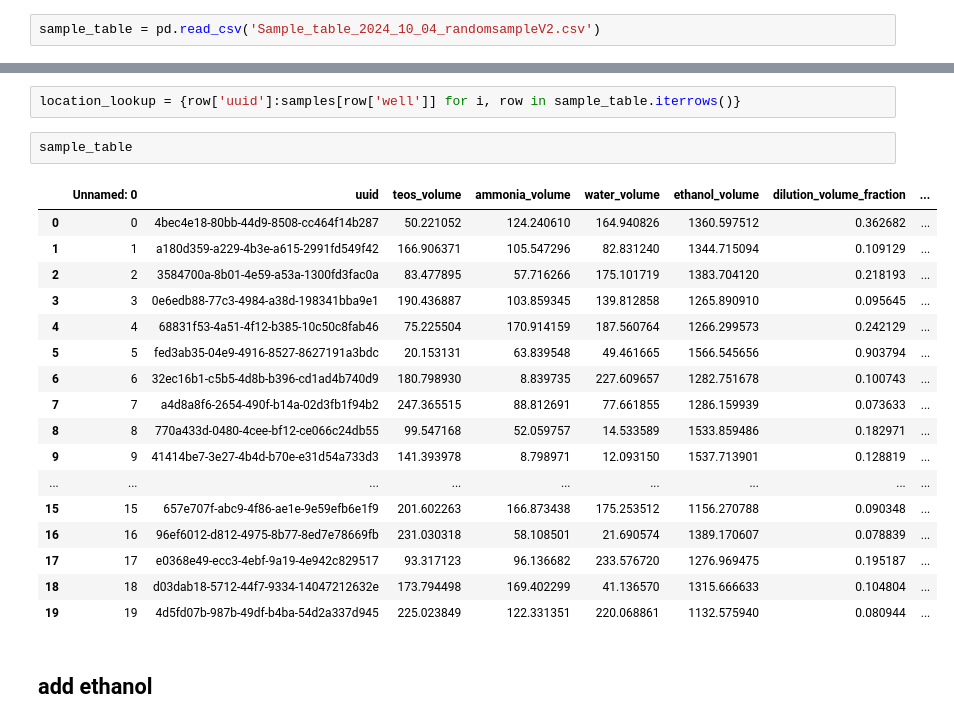
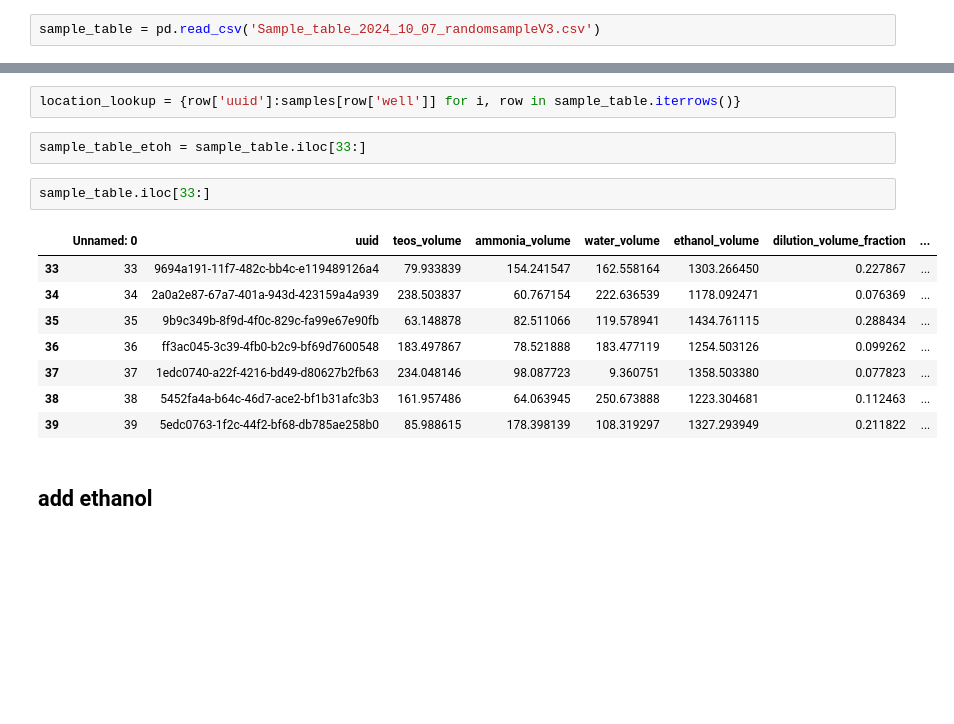
Before and after one commit to pozzo-research-group/silica-np-synthesis, a Jupyter notebook: 2024_10_07_randomSampleV3/2024_10_07_randombaselineV3_campaign.ipynb, the cells around one changed output, grey strips where cells are left out. Saved outputs shown, nothing was run; the diff lists cells and outputs as text; blank space fills up the shorter version.

```diff
--- a/2024_10_07_randomSampleV3/2024_10_07_randombaselineV3_campaign.ipynb
+++ b/2024_10_07_randomSampleV3/2024_10_07_randombaselineV3_campaign.ipynb
@@ -35,7 +35,7 @@ logging.info('test')
 # %%
 deck = jubilee.load_deck('lab_automation_deck_AFL_bolton.json')
 # %%
-sample_table = pd.read_csv('Sample_table_2024_10_04_randomsampleV2.csv')
+sample_table = pd.read_csv('Sample_table_2024_10_07_randomsampleV3.csv')
 # %%
 sample_table
 # %% [output]
@@ -211,26 +211,19 @@ ammonia_stocks
 # Experiment
 # %%
 location_lookup = {row['uuid']:samples[row['well']] for i, row in sample_table.iterrows()}
+# %%
+sample_table_etoh = sample_table.iloc[33:]
 # %%
-sample_table
+sample_table.iloc[33:]
 # %% [output]
 |  | Unnamed: 0 | uuid | teos_volume | ammonia_volume | water_volume | ethanol_volume | dilution_volume_fraction | ... |
-| 0 | 0 | 4bec4e18-80bb-44d9-8508-cc464f14b287 | 50.221052 | 124.240610 | 164.940826 | 1360.597512 | 0.362682 | ... |
-| 1 | 1 | a180d359-a229-4b3e-a615-2991fd549f42 | 166.906371 | 105.547296 | 82.831240 | 1344.715094 | 0.109129 | ... |
-| 2 | 2 | 3584700a-8b01-4e59-a53a-1300fd3fac0a | 83.477895 | 57.716266 | 175.101719 | 1383.704120 | 0.218193 | ... |
-| 3 | 3 | 0e6edb88-77c3-4984-a38d-198341bba9e1 | 190.436887 | 103.859345 | 139.812858 | 1265.890910 | 0.095645 | ... |
-| 4 | 4 | 68831f53-4a51-4f12-b385-10c50c8fab46 | 75.225504 | 170.914159 | 187.560764 | 1266.299573 | 0.242129 | ... |
-| 5 | 5 | fed3ab35-04e9-4916-8527-8627191a3bdc | 20.153131 | 63.839548 | 49.461665 | 1566.545656 | 0.903794 | ... |
-| 6 | 6 | 32ec16b1-c5b5-4d8b-b396-cd1ad4b740d9 | 180.798930 | 8.839735 | 227.609657 | 1282.751678 | 0.100743 | ... |
-| 7 | 7 | a4d8a8f6-2654-490f-b14a-02d3fb1f94b2 | 247.365515 | 88.812691 | 77.661855 | 1286.159939 | 0.073633 | ... |
-| 8 | 8 | 770a433d-0480-4cee-bf12-ce066c24db55 | 99.547168 | 52.059757 | 14.533589 | 1533.859486 | 0.182971 | ... |
-| 9 | 9 | 41414be7-3e27-4b4d-b70e-e31d54a733d3 | 141.393978 | 8.798971 | 12.093150 | 1537.713901 | 0.128819 | ... |
-| ... | ... | ... | ... | ... | ... | ... | ... | ... |
-| 15 | 15 | 657e707f-abc9-4f86-ae1e-9e59efb6e1f9 | 201.602263 | 166.873438 | 175.253512 | 1156.270788 | 0.090348 | ... |
-| 16 | 16 | 96ef6012-d812-4975-8b77-8ed7e78669fb | 231.030318 | 58.108501 | 21.690574 | 1389.170607 | 0.078839 | ... |
-| 17 | 17 | e0368e49-ecc3-4ebf-9a19-4e942c829517 | 93.317123 | 96.136682 | 233.576720 | 1276.969475 | 0.195187 | ... |
-| 18 | 18 | d03dab18-5712-44f7-9334-14047212632e | 173.794498 | 169.402299 | 41.136570 | 1315.666633 | 0.104804 | ... |
-| 19 | 19 | 4d5fd07b-987b-49df-b4ba-54d2a337d945 | 225.023849 | 122.331351 | 220.068861 | 1132.575940 | 0.080944 | ... |
+| 33 | 33 | 9694a191-11f7-482c-bb4c-e119489126a4 | 79.933839 | 154.241547 | 162.558164 | 1303.266450 | 0.227867 | ... |
+| 34 | 34 | 2a0a2e87-67a7-401a-943d-423159a4a939 | 238.503837 | 60.767154 | 222.636539 | 1178.092471 | 0.076369 | ... |
+| 35 | 35 | 9b9c349b-8f9d-4f0c-829c-fa99e67e90fb | 63.148878 | 82.511066 | 119.578941 | 1434.761115 | 0.288434 | ... |
+| 36 | 36 | ff3ac045-3c39-4fb0-b2c9-bf69d7600548 | 183.497867 | 78.521888 | 183.477119 | 1254.503126 | 0.099262 | ... |
+| 37 | 37 | 1edc0740-a22f-4216-bd49-d80627b2fb63 | 234.048146 | 98.087723 | 9.360751 | 1358.503380 | 0.077823 | ... |
+| 38 | 38 | 5452fa4a-b64c-46d7-ace2-bf1b31afc3b3 | 161.957486 | 64.063945 | 250.673888 | 1223.304681 | 0.112463 | ... |
+| 39 | 39 | 5edc0763-1f2c-44f2-bf68-db785ae258b0 | 85.988615 | 178.398139 | 108.319297 | 1327.293949 | 0.211822 | ... |
 # %% [markdown]
 ## add ethanol
 # %%
```
Also changed, not shown: parts of 13 cells of this notebook, 1 other file.
